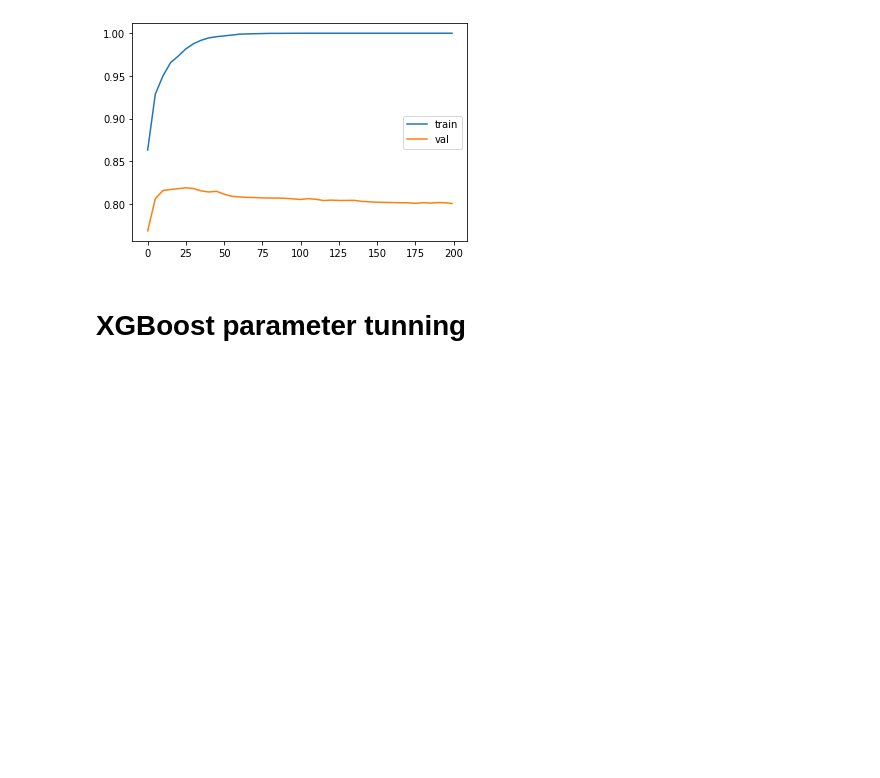
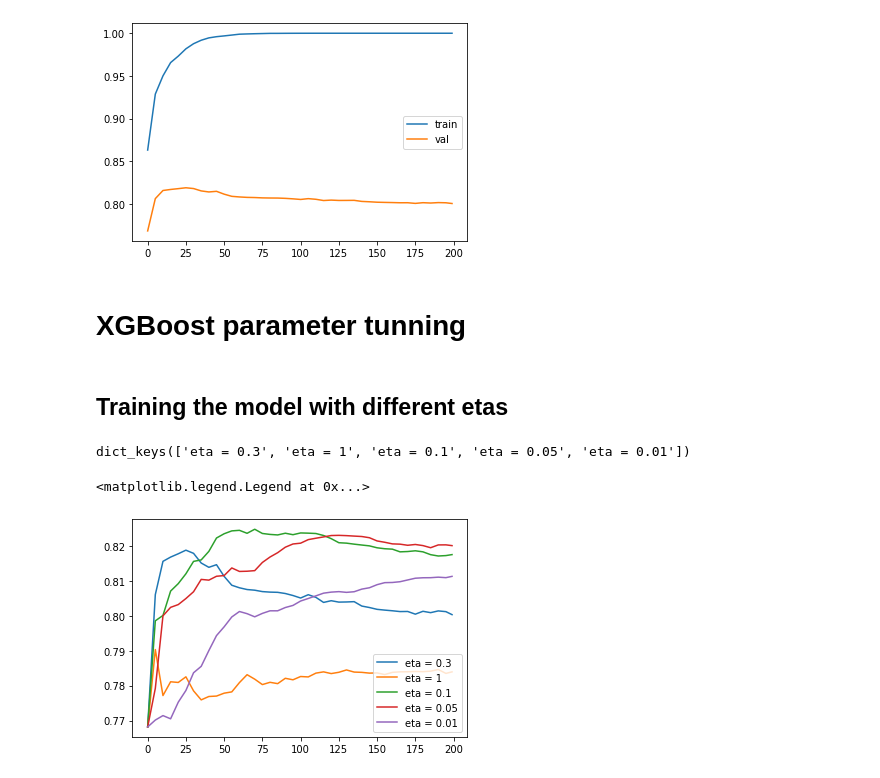
Before and after one commit to Micky373/ml_zoomcamp, a Jupyter notebook: week_6/credit_risk.ipynb, the cells around one changed output. Saved outputs shown, nothing was run; the diff lists cells and outputs as text; code cells hidden in the pictures; blank space fills up the shorter version.

Commit message:
Finish xgboost parameter tunning

```diff
--- a/week_6/credit_risk.ipynb
+++ b/week_6/credit_risk.ipynb
@@ -891,0 +879,40 @@ print('Going on')
+# %% [markdown]
+## Training the model with different etas
+# %%
+tunning_eta = {}
+# %%
+%%capture output
+
+xgb_params = {
+    'eta':0.01,
+    'max_depth':6,
+    'min_child_weight':1,
+    'eval_metric':'auc',
+    'objective':'binary:logistic',
+    'nthread':8,
+    'seed':1,
+}
+
+watch_list = [(dtrain,'train'),(dval,'val')]
+
+model = xgb.train(
+    xgb_params,
+    dtrain,
+    evals = watch_list,
+    num_boost_round=200,
+    verbose_eval = 5
+    )
+# %%
+key = f'eta = %s'%xgb_params['eta']
+tunning_eta[key] = parse_xgb_output(output)
+# %%
+tunning_eta.keys()
+# %% [output]
+dict_keys(['eta = 0.3', 'eta = 1', 'eta = 0.1', 'eta = 0.05', 'eta = 0.01'])
+# %%
+for key,df_scores in tunning_eta.items():
+    plt.plot(df_scores.num_iter,df_scores.val_auc,label=key)
+plt.legend()
+# %% [output]
+<matplotlib.legend.Legend at 0x...>
+[figure, added]
```
Also changed, not shown: parts of 35 cells of this notebook.
